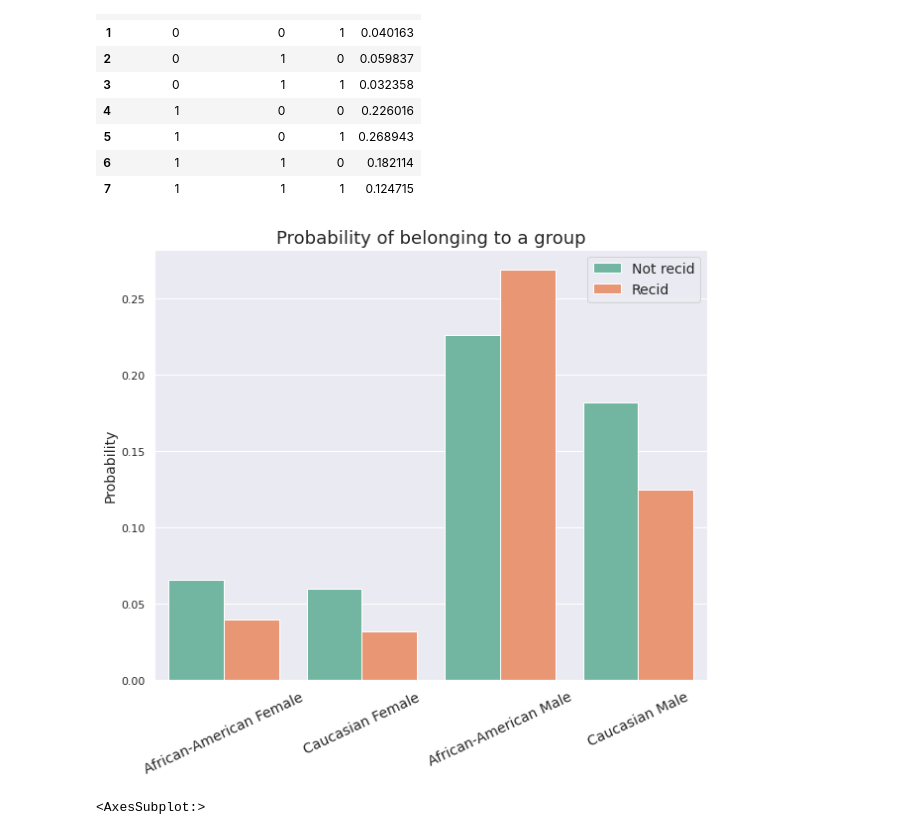
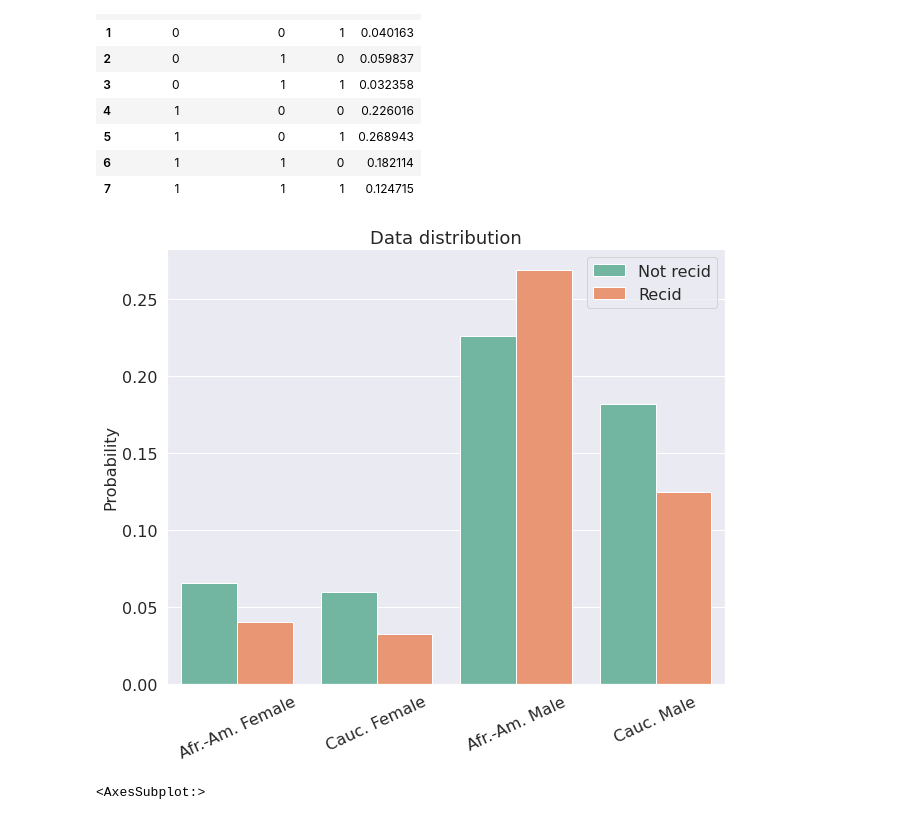
Before and after one commit to llmlks/fairness-recidivism, a Jupyter notebook: Project3.ipynb, the cells around one changed output. Drawn from its saved outputs; the diff is of its cells as text; code cells hidden in the pictures.

Commit message:
README, updated images

```diff
--- a/Project3.ipynb
+++ b/Project3.ipynb
@@ -183,28 +183,29 @@ joint_probs
 | 7 | 1 | 1 | 1 | 0.124715 |
 # %%
 th_df = joint_probs.assign(
-    Group=np.repeat(['African-American Female', 'Caucasian Female', 'African-American Male', 'Caucasian Male'], 2)
+    Group=np.repeat(['Afr.-Am. Female', 'Cauc. Female', 'Afr.-Am. Male', 'Cauc. Male'], 2)
 )
 
 th_df = th_df.assign(Recid=th_df.is_recid.apply(lambda x: 'Recid' if x == 1 else 'Not recid'))
 
 
 plt.figure(figsize=(10, 8))
 sns.barplot(x="Group",
             y="prob",
             hue="Recid",
             data=th_df,
             palette='Set2'
            )
-plt.ylabel("Probability", size=14)
+plt.ylabel("Probability", size=16)
 plt.xlabel('')
-plt.xticks(fontsize=14, rotation=25)
-plt.legend(fontsize=14)
-plt.title("Probability of belonging to a group", size=18)
+plt.xticks(fontsize=16, rotation=25)
+plt.yticks(fontsize=16)
+plt.legend(fontsize=16)
+plt.title("Data distribution", size=18)
 
 plt.show()
 # %% [output]
-[figure, old version]
+[figure, new version]
 # %%
 cor_df = pred_df.assign(is_recid=response)
 corr = cor_df.corr()
```
Also changed, not shown: parts of 2 cells of this notebook, 1 other file.
